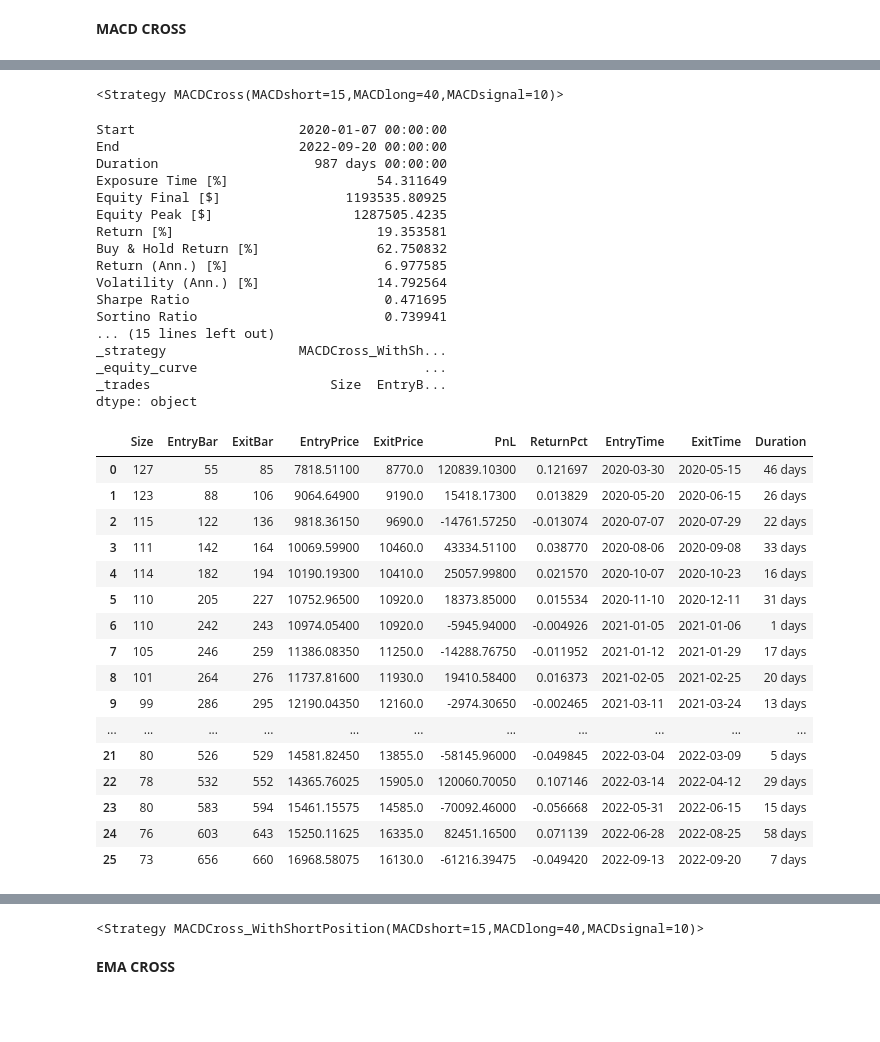
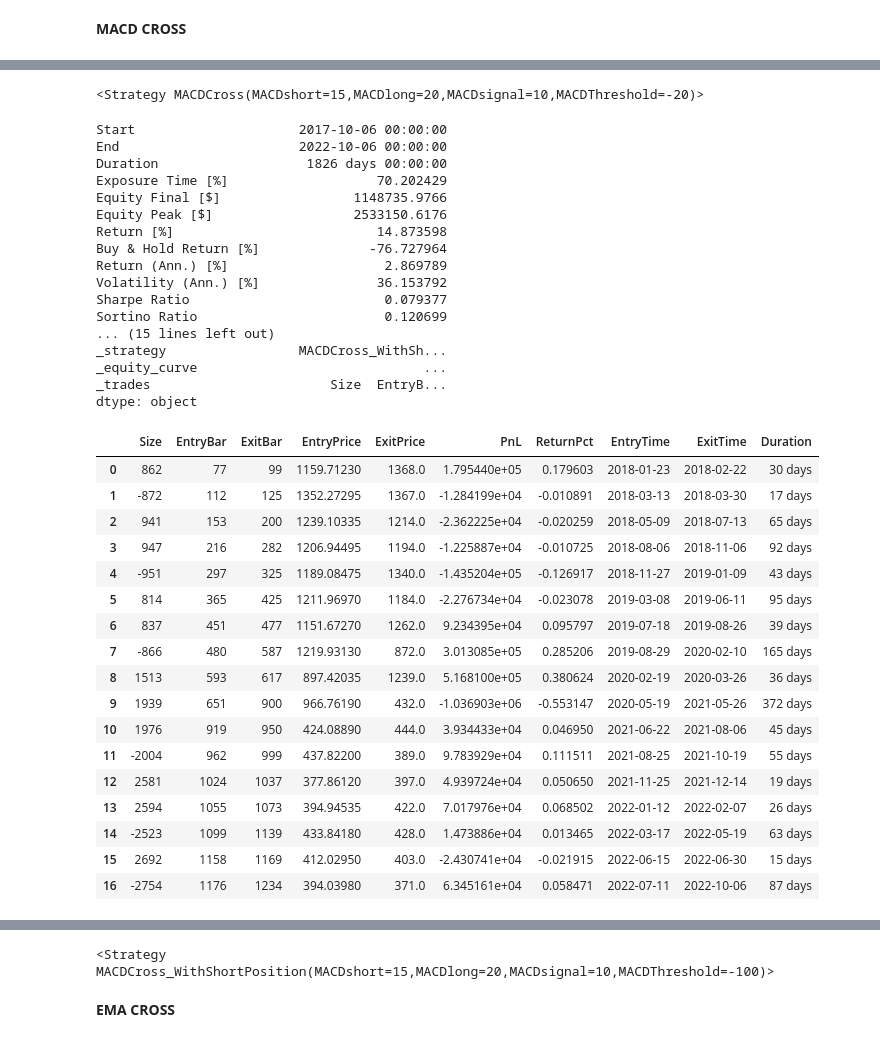
Before and after one commit to simari1/SystemTrade, a Jupyter notebook: Backtesting.py/0_DoBacktesting_Original.ipynb, the cells around one changed output, grey strips where cells are left out. Drawn from its saved outputs; the diff is of its cells as text; code cells hidden in the pictures; blank space fills up the shorter version.

```diff
--- a/Backtesting.py/0_DoBacktesting_Original.ipynb
+++ b/Backtesting.py/0_DoBacktesting_Original.ipynb
@@ -22,8 +22,8 @@ end = datetime.date.today()
 # data = web.DataReader('7203.T', 'yahoo', start, end)  #toyota
 # data = web.DataReader('1321.T', 'yahoo', start, end)  #(NEXT FUNDS)日経225連動型上場投信
 # data = web.DataReader('1570.T', 'yahoo', start, end)  #NEXT FUNDS 日経平均レバレッジ・インデックス連動型上場投信
-# data = web.DataReader('1357.T', 'yahoo', start, end)  #NEXT FUNDS 日経平均ダブルインバース・インデックス連動型上場投信
-data = web.DataReader('2558.T', 'yahoo', start, end)  #MAXIS 米国株式(S&P500)上場投信
+data = web.DataReader('1357.T', 'yahoo', start, end)  #NEXT FUNDS 日経平均ダブルインバース・インデックス連動型上場投信
+# data = web.DataReader('2558.T', 'yahoo', start, end)  #MAXIS 米国株式(S&P500)上場投信
 # data = web.DataReader('2631.T', 'yahoo', start, end)  #MAXIS ナスダック100上場投信
 # data = web.DataReader('2559.T', 'yahoo', start, end)    #MAXIS 全世界株式(オール・カントリー)上場投信
 
@@ -102,6 +102,7 @@ opt_params = {
     "MACDshort": range(10, 25, 5),\
     "MACDlong": range(10, 75, 10),\
     "MACDsignal": range(10, 15, 5),\
+    "MACDThreshold": range(-100, 100, 10),\
     "maximize": opt.optim_func,\
     "method": 'grid',\
     "constraint": lambda x: (x.MACDlong > x.MACDshort) & (x.MACDshort > x.MACDsignal),\
@@ -196,35 +181,36 @@ dtype: object
-<Strategy MACDCross(MACDshort=15,MACDlong=40,MACDsignal=10)>
+<Strategy MACDCross(MACDshort=15,MACDlong=20,MACDsignal=10,MACDThreshold=-20)>
-Start                     2020-01-07 00:00:00
-End                       2022-09-20 00:00:00
-Duration                    987 days 00:00:00
-Exposure Time [%]                   54.311649
-Equity Final [$]                1193535.80925
-Equity Peak [$]                  1287505.4235
-Return [%]                          19.353581
-Buy & Hold Return [%]               62.750832
-Return (Ann.) [%]                    6.977585
-Volatility (Ann.) [%]               14.792564
-Sharpe Ratio                         0.471695
-Sortino Ratio                        0.739941
+Start                     2017-10-06 00:00:00
+End                       2022-10-06 00:00:00
+Duration                   1826 days 00:00:00
+Exposure Time [%]                   70.202429
+Equity Final [$]                 1148735.9766
+Equity Peak [$]                  2533150.6176
+Return [%]                          14.873598
+Buy & Hold Return [%]              -76.727964
+Return (Ann.) [%]                    2.869789
+Volatility (Ann.) [%]               36.153792
+Sharpe Ratio                         0.079377
+Sortino Ratio                        0.120699
 ... (15 lines left out)
 _strategy                 MACDCross_WithSh...
 _equity_curve                             ...
 _trades                       Size  EntryB...
 dtype: object
 |  | Size | EntryBar | ExitBar | EntryPrice | ExitPrice | PnL | ReturnPct | EntryTime | ExitTime | Duration |
-| 0 | 127 | 55 | 85 | 7818.51100 | 8770.0 | 120839.10300 | 0.121697 | 2020-03-30 | 2020-05-15 | 46 days |
-| 1 | 123 | 88 | 106 | 9064.64900 | 9190.0 | 15418.17300 | 0.013829 | 2020-05-20 | 2020-06-15 | 26 days |
-| 2 | 115 | 122 | 136 | 9818.36150 | 9690.0 | -14761.57250 | -0.013074 | 2020-07-07 | 2020-07-29 | 22 days |
-| 3 | 111 | 142 | 164 | 10069.59900 | 10460.0 | 43334.51100 | 0.038770 | 2020-08-06 | 2020-09-08 | 33 days |
-| 4 | 114 | 182 | 194 | 10190.19300 | 10410.0 | 25057.99800 | 0.021570 | 2020-10-07 | 2020-10-23 | 16 days |
-| 5 | 110 | 205 | 227 | 10752.96500 | 10920.0 | 18373.85000 | 0.015534 | 2020-11-10 | 2020-12-11 | 31 days |
-| 6 | 110 | 242 | 243 | 10974.05400 | 10920.0 | -5945.94000 | -0.004926 | 2021-01-05 | 2021-01-06 | 1 days |
-| 7 | 105 | 246 | 259 | 11386.08350 | 11250.0 | -14288.76750 | -0.011952 | 2021-01-12 | 2021-01-29 | 17 days |
-| 8 | 101 | 264 | 276 | 11737.81600 | 11930.0 | 19410.58400 | 0.016373 | 2021-02-05 | 2021-02-25 | 20 days |
-| 9 | 99 | 286 | 295 | 12190.04350 | 12160.0 | -2974.30650 | -0.002465 | 2021-03-11 | 2021-03-24 | 13 days |
-| ... | ... | ... | ... | ... | ... | ... | ... | ... | ... | ... |
-| 21 | 80 | 526 | 529 | 14581.82450 | 13855.0 | -58145.96000 | -0.049845 | 2022-03-04 | 2022-03-09 | 5 days |
-| 22 | 78 | 532 | 552 | 14365.76025 | 15905.0 | 120060.70050 | 0.107146 | 2022-03-14 | 2022-04-12 | 29 days |
-| 23 | 80 | 583 | 594 | 15461.15575 | 14585.0 | -70092.46000 | -0.056668 | 2022-05-31 | 2022-06-15 | 15 days |
-| 24 | 76 | 603 | 643 | 15250.11625 | 16335.0 | 82451.16500 | 0.071139 | 2022-06-28 | 2022-08-25 | 58 days |
-| 25 | 73 | 656 | 660 | 16968.58075 | 16130.0 | -61216.39475 | -0.049420 | 2022-09-13 | 2022-09-20 | 7 days |
+| 0 | 862 | 77 | 99 | 1159.71230 | 1368.0 | 1.795440e+05 | 0.179603 | 2018-01-23 | 2018-02-22 | 30 days |
+| 1 | -872 | 112 | 125 | 1352.27295 | 1367.0 | -1.284199e+04 | -0.010891 | 2018-03-13 | 2018-03-30 | 17 days |
+| 2 | 941 | 153 | 200 | 1239.10335 | 1214.0 | -2.362225e+04 | -0.020259 | 2018-05-09 | 2018-07-13 | 65 days |
+| 3 | 947 | 216 | 282 | 1206.94495 | 1194.0 | -1.225887e+04 | -0.010725 | 2018-08-06 | 2018-11-06 | 92 days |
+| 4 | -951 | 297 | 325 | 1189.08475 | 1340.0 | -1.435204e+05 | -0.126917 | 2018-11-27 | 2019-01-09 | 43 days |
+| 5 | 814 | 365 | 425 | 1211.96970 | 1184.0 | -2.276734e+04 | -0.023078 | 2019-03-08 | 2019-06-11 | 95 days |
+| 6 | 837 | 451 | 477 | 1151.67270 | 1262.0 | 9.234395e+04 | 0.095797 | 2019-07-18 | 2019-08-26 | 39 days |
+| 7 | -866 | 480 | 587 | 1219.93130 | 872.0 | 3.013085e+05 | 0.285206 | 2019-08-29 | 2020-02-10 | 165 days |
+| 8 | 1513 | 593 | 617 | 897.42035 | 1239.0 | 5.168100e+05 | 0.380624 | 2020-02-19 | 2020-03-26 | 36 days |
+| 9 | 1939 | 651 | 900 | 966.76190 | 432.0 | -1.036903e+06 | -0.553147 | 2020-05-19 | 2021-05-26 | 372 days |
+| 10 | 1976 | 919 | 950 | 424.08890 | 444.0 | 3.934433e+04 | 0.046950 | 2021-06-22 | 2021-08-06 | 45 days |
+| 11 | -2004 | 962 | 999 | 437.82200 | 389.0 | 9.783929e+04 | 0.111511 | 2021-08-25 | 2021-10-19 | 55 days |
+| 12 | 2581 | 1024 | 1037 | 377.86120 | 397.0 | 4.939724e+04 | 0.050650 | 2021-11-25 | 2021-12-14 | 19 days |
+| 13 | 2594 | 1055 | 1073 | 394.94535 | 422.0 | 7.017976e+04 | 0.068502 | 2022-01-12 | 2022-02-07 | 26 days |
+| 14 | -2523 | 1099 | 1139 | 433.84180 | 428.0 | 1.473886e+04 | 0.013465 | 2022-03-17 | 2022-05-19 | 63 days |
+| 15 | 2692 | 1158 | 1169 | 412.02950 | 403.0 | -2.430741e+04 | -0.021915 | 2022-06-15 | 2022-06-30 | 15 days |
+| 16 | -2754 | 1176 | 1234 | 394.03980 | 371.0 | 6.345161e+04 | 0.058471 | 2022-07-11 | 2022-10-06 | 87 days |
@@ -265,4 +251,4 @@ dtype: object
-<Strategy MACDCross_WithShortPosition(MACDshort=15,MACDlong=40,MACDsignal=10)>
+<Strategy MACDCross_WithShortPosition(MACDshort=15,MACDlong=20,MACDsignal=10,MACDThreshold=-100)>
 # %% [markdown]
 **EMA CROSS**
 # %%
```
Also changed, not shown: parts of 2 cells of this notebook, 5 other files.
